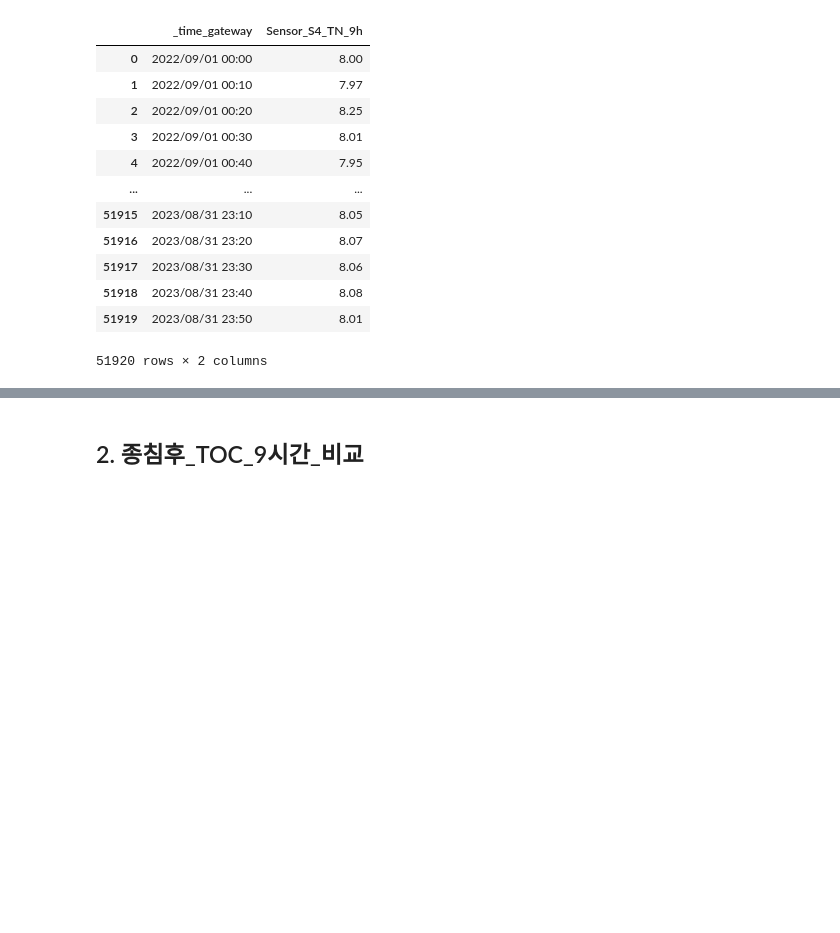
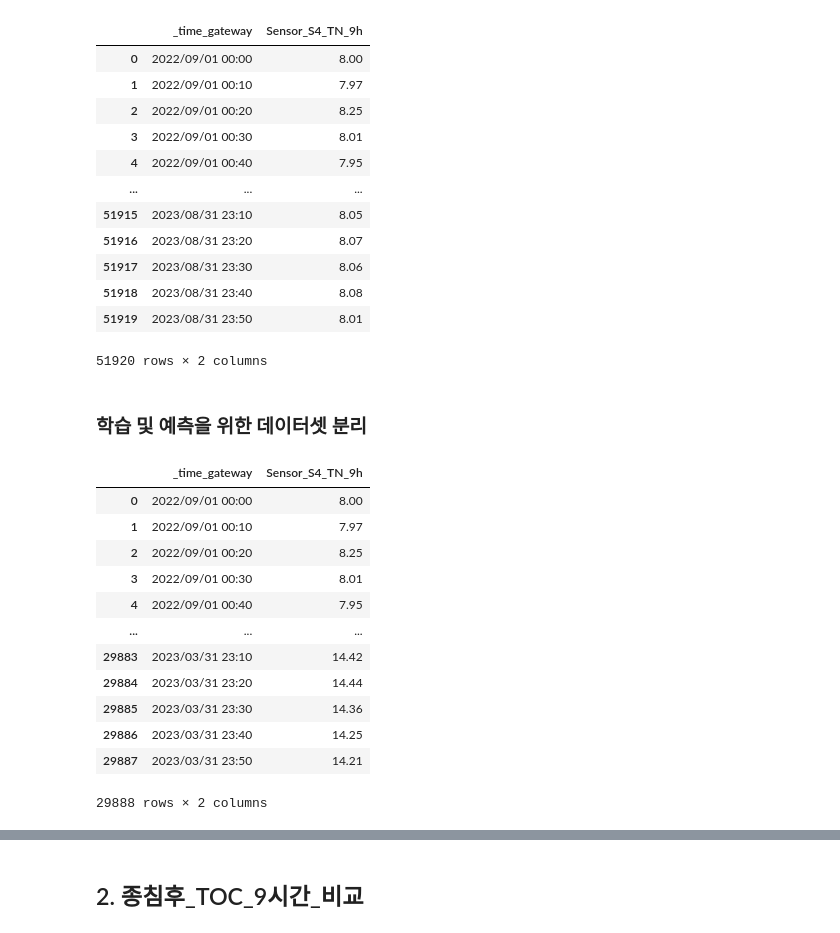
Before and after one commit to Kyeong6/whatever, a Jupyter notebook: analysis/lstm/sewage_lstm_data_preprocessing.ipynb, the cells around one changed output, grey strips where cells are left out. Saved outputs shown, nothing was run; the diff lists cells and outputs as text; code cells hidden in the pictures; blank space fills up the shorter version.

```diff
--- a/analysis/lstm/sewage_lstm_data_preprocessing.ipynb
+++ b/analysis/lstm/sewage_lstm_data_preprocessing.ipynb
@@ -41,7 +41,7 @@ tn
 51920 rows × 5 columns
 # %%
 # 필요한 열 제외 제거
-tn = tn_1.drop(['Unnamed: 2', 'Unnamed: 3', 'Unnamed: 4'], axis=1)
+tn = tn.drop(['Unnamed: 2', 'Unnamed: 3', 'Unnamed: 4'], axis=1)
 # %%
 tn
 # %% [output]
@@ -94,3 +94,24 @@ tn
 | 51918 | 2023/08/31 23:40 | 8.08 |
 | 51919 | 2023/08/31 23:50 | 8.01 |
 51920 rows × 2 columns
+# %% [markdown]
+### 학습 및 예측을 위한 데이터셋 분리
+# %%
+# tn 학습 데이터 생성
+tn_train = tn.iloc[0:29888]
+# %%
+tn_train
+# %% [output]
+|  | _time_gateway | Sensor_S4_TN_9h |
+| 0 | 2022/09/01 00:00 | 8.00 |
+| 1 | 2022/09/01 00:10 | 7.97 |
+| 2 | 2022/09/01 00:20 | 8.25 |
+| 3 | 2022/09/01 00:30 | 8.01 |
+| 4 | 2022/09/01 00:40 | 7.95 |
+| ... | ... | ... |
+| 29883 | 2023/03/31 23:10 | 14.42 |
+| 29884 | 2023/03/31 23:20 | 14.44 |
+| 29885 | 2023/03/31 23:30 | 14.36 |
+| 29886 | 2023/03/31 23:40 | 14.25 |
+| 29887 | 2023/03/31 23:50 | 14.21 |
+29888 rows × 2 columns
```
Also changed, not shown: parts of 10 cells of this notebook.
